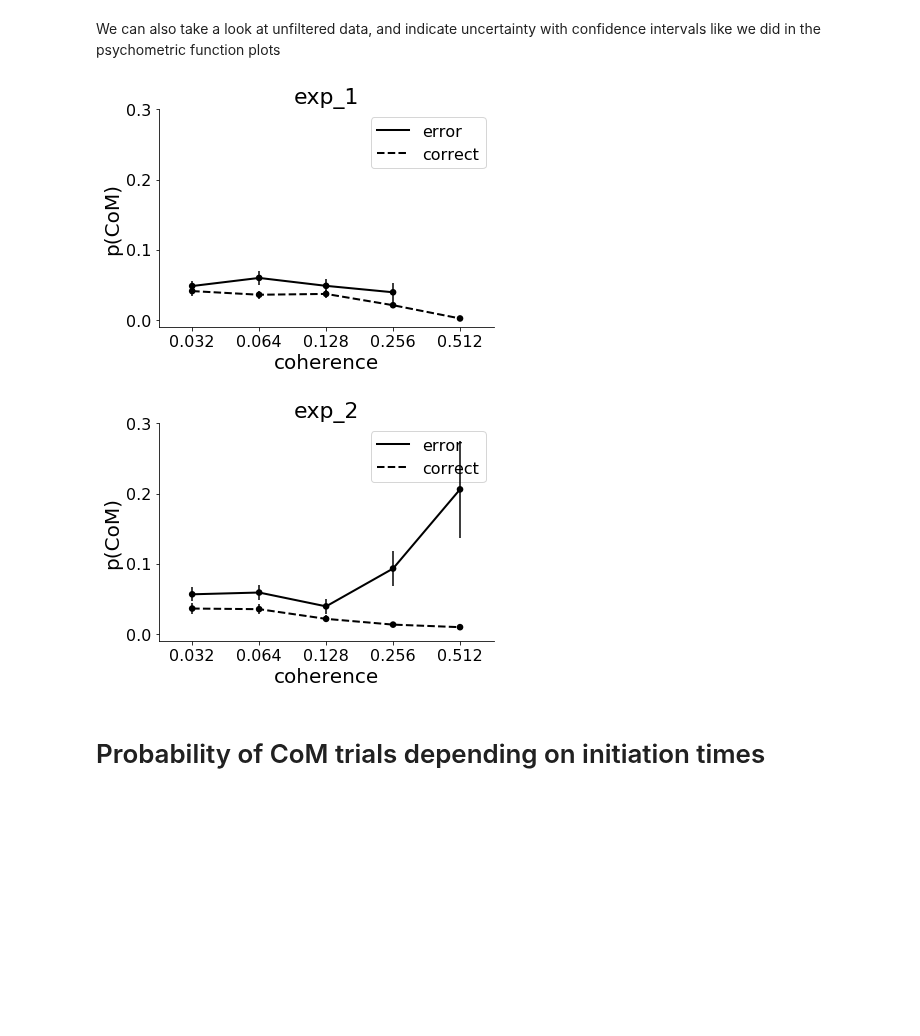
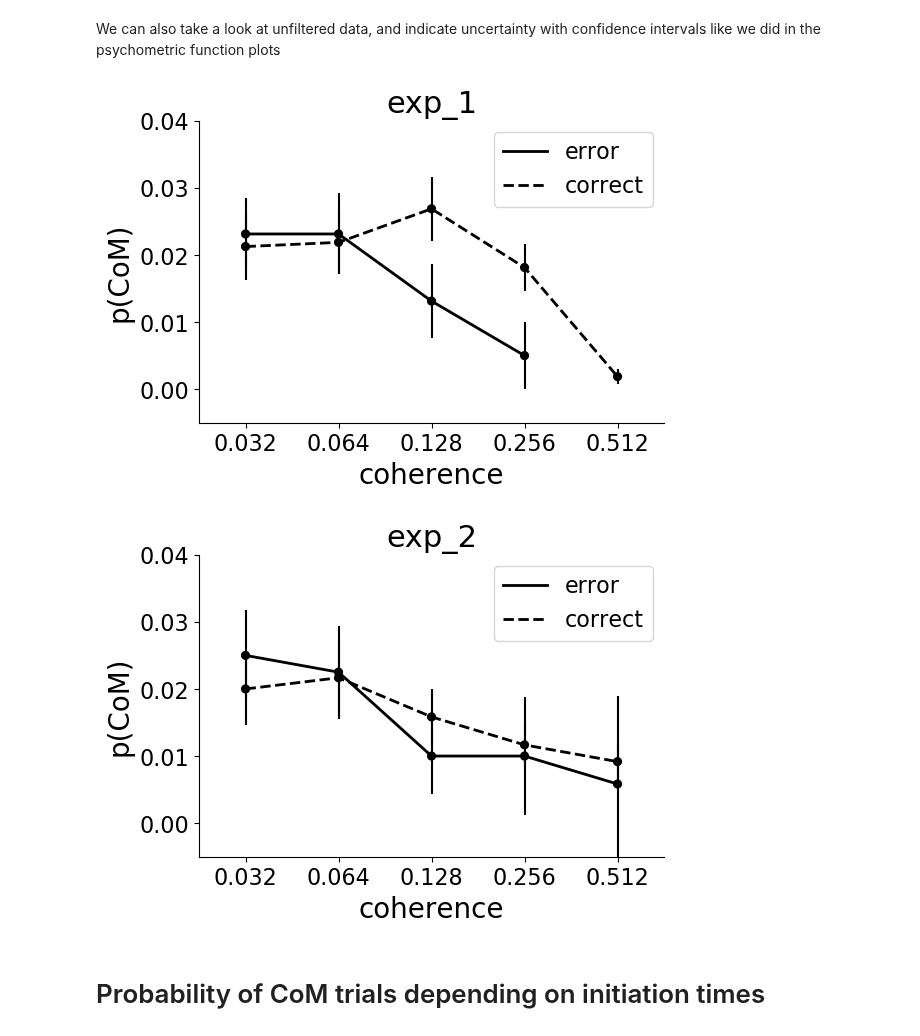
Before and after one commit to cherepaha/eyehandrdk, a Jupyter notebook: psychometrics.ipynb, the cells around one changed output. Saved outputs shown, nothing was run; the diff lists cells and outputs as text; code cells hidden in the pictures; blank space fills up the shorter version.

```diff
--- a/psychometrics.ipynb
+++ b/psychometrics.ipynb
@@ -228,11 +223,11 @@ coherence is_correct
 # %% [markdown]
 In Experiment 1 we have fewer CoM's at higher coherences, compared to Experiment 2. For instance, at 0.512 coherence we have just 3 CoM's in Exp 1, and 20 CoM's in Exp 2. Naturally, with these numbers p(CoM) is going to be very noisy, so we discard the conditions with less than 10 data points (below blue lines in the plots above)
 # %%
-def plot_p_com_by_is_correct(c, exp, color='k', n_threshold = 10):
+def plot_p_com_by_is_correct(c, exp, color='k', n_threshold = 5):
     plt.figure()
     c = c[~(c.coherence==0)]
     p_com = [len(c[(c.is_com) & (c.coherence==coherence) & (c.is_correct==is_correct)]) /
-                   len(c[(c.coherence==coherence) & (c.is_correct==is_correct)])
+                   len(c[(c.coherence==coherence)])
                if (len(c[(c.is_com) & (c.coherence==coherence) & (c.is_correct==is_correct)]) > n_threshold) else np.NaN
            for coherence in np.sort(c.coherence.unique())
            for is_correct in np.sort(c.is_correct.unique())]
@@ -247,7 +242,7 @@ def plot_p_com_by_is_correct(c, exp, color='k', n_threshold = 10):
 
     ax.set_xlabel('coherence')
     ax.set_ylabel('p(CoM)')
-    ax.set_ylim((-0.01, 0.12))
+    ax.set_ylim((-0.005, 0.04))
 
     ax.legend(handles=ax.lines[::len(c.coherence.unique())+1], labels=['error','correct'])
     plt.title(exp)
@@ -267,39 +262,39 @@ We can also take a look at unfiltered data, and indicate uncertainty with confid
 # %%
 def get_ci_p_com(c, n_threshold=10):
     p_com = np.array([len(c[(c.is_com) & (c.coherence==coherence) & (c.is_correct==is_correct)]) /
-                   len(c[(c.coherence==coherence) & (c.is_correct==is_correct)])
+                   len(c[(c.coherence==coherence)])
                if (len(c[(c.is_com) & (c.coherence==coherence) & (c.is_correct==is_correct)])>n_threshold) else np.NaN
            for coherence in np.sort(c.coherence.unique())
            for is_correct in np.sort(c.is_correct.unique())])
 
     n = [len(c[(c.coherence==coherence) & (c.is_correct==is_correct)])
                       for coherence in np.sort(c.coherence.unique())
                       for is_correct in np.sort(c.is_correct.unique())]
 
     ci = pd.DataFrame(p_com, columns=['p_com'],
                         index=pd.MultiIndex.from_product([np.sort(c.coherence.unique()),
                                                           np.sort(c.is_correct.unique())],
                                                          names=['coherence', 'is_correct']))
     ci['ci_l'] = ci['p_com'] - np.sqrt(p_com*(1-p_com)/n)
     ci['ci_r'] = ci['p_com'] + np.sqrt(p_com*(1-p_com)/n)
 
     return ci.reset_index()
 
 def plot_p_com_ci(choices, exp, n_threshold=10):
     choices = choices[~(choices.coherence==0)]
     ax = plot_p_com_by_is_correct(choices, exp, n_threshold=n_threshold)
     ci = get_ci_p_com(choices, n_threshold=n_threshold)
     ax.vlines(x=[val for pair in zip(range(0,5), range(0,5)) for val in pair],
               ymin=ci.ci_l, ymax=ci.ci_r, color='k', zorder=10)
     plt.title(exp)
-    ax.set_ylim(-0.01, 0.3)
+    ax.set_ylim(-0.005, 0.04)
     plt.savefig('figures/p_com_by_is_correct_ci_%s' % (exp), bbox_inches='tight')
 
 plot_p_com_ci(choices_1, exp_1, n_threshold=0)
 plot_p_com_ci(choices_2, exp_2, n_threshold=0)
 # %% [output]
-[figure, old version]
+[figure, new version]
-[figure, old version]
+[figure, new version]
 # %% [markdown]
 <a name="p_com_IT"></a>
 # Probability of CoM trials depending on initiation times
```
Also changed, not shown: parts of 4 cells of this notebook.
